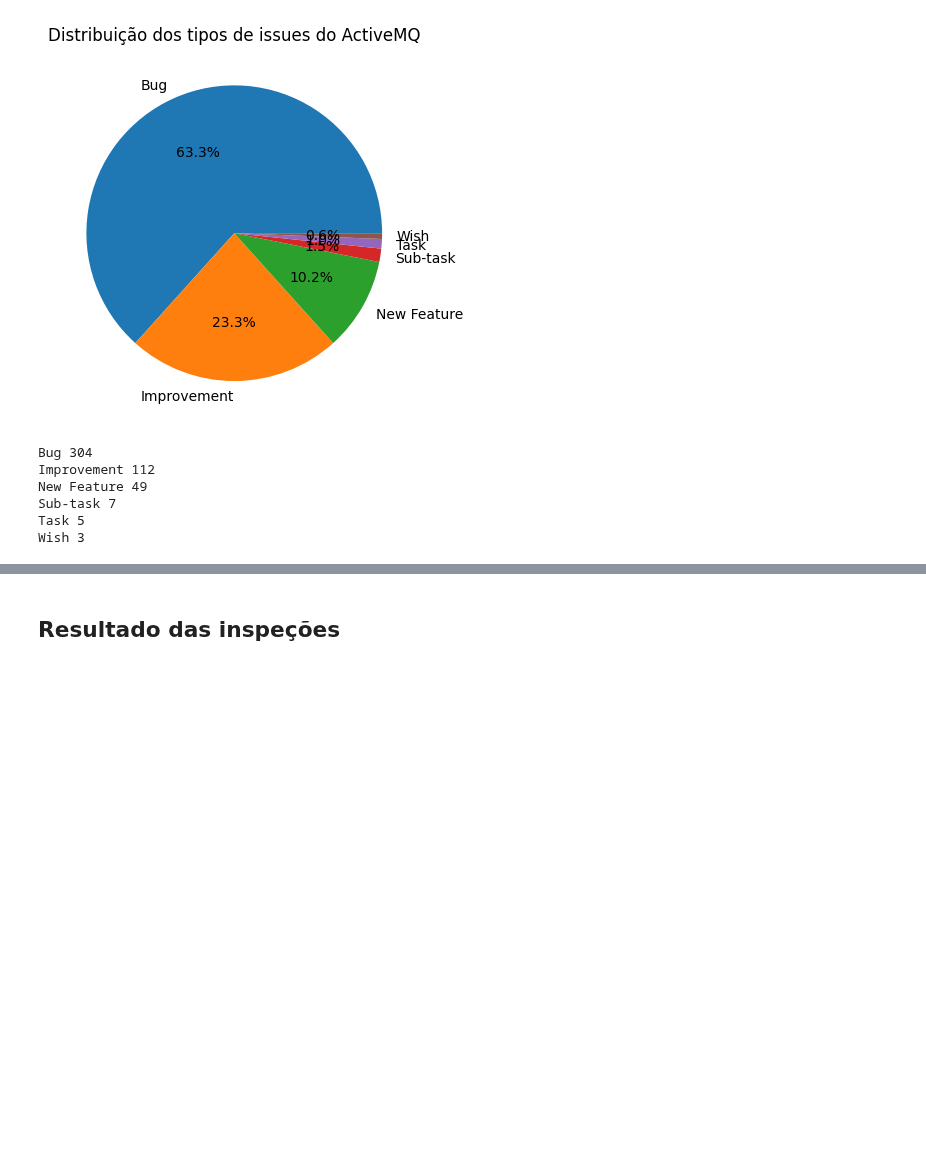
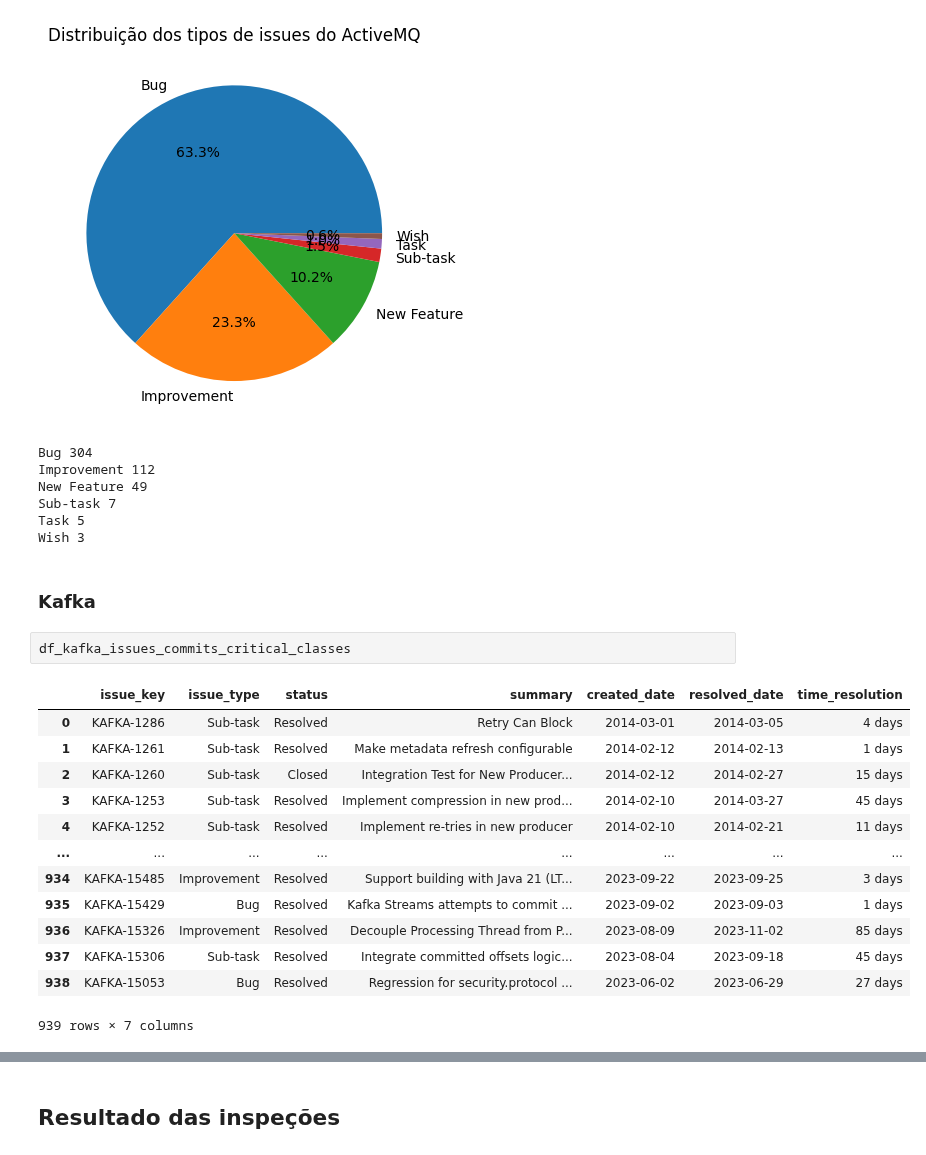
Before and after one commit to armandossrecife/my_validation3, a Jupyter notebook: my_comparison.ipynb, the cells around one changed output, grey strips where cells are left out. Cells and saved outputs as stored; diff of their text form; blank space fills up the shorter version.

```diff
--- a/my_comparison.ipynb
+++ b/my_comparison.ipynb
@@ -300,3 +300,21 @@ New Feature 49
 Sub-task 7
 Task 5
 Wish 3
+# %% [markdown]
+### Kafka
+# %%
+df_kafka_issues_commits_critical_classes
+# %% [output]
+|  | issue_key | issue_type | status | summary | created_date | resolved_date | time_resolution |
+| 0 | KAFKA-1286 | Sub-task | Resolved | Retry Can Block | 2014-03-01 | 2014-03-05 | 4 days |
+| 1 | KAFKA-1261 | Sub-task | Resolved | Make metadata refresh configurable | 2014-02-12 | 2014-02-13 | 1 days |
+| 2 | KAFKA-1260 | Sub-task | Closed | Integration Test for New Producer... | 2014-02-12 | 2014-02-27 | 15 days |
+| 3 | KAFKA-1253 | Sub-task | Resolved | Implement compression in new prod... | 2014-02-10 | 2014-03-27 | 45 days |
+| 4 | KAFKA-1252 | Sub-task | Resolved | Implement re-tries in new producer | 2014-02-10 | 2014-02-21 | 11 days |
+| ... | ... | ... | ... | ... | ... | ... | ... |
+| 934 | KAFKA-15485 | Improvement | Resolved | Support building with Java 21 (LT... | 2023-09-22 | 2023-09-25 | 3 days |
+| 935 | KAFKA-15429 | Bug | Resolved | Kafka Streams attempts to commit ... | 2023-09-02 | 2023-09-03 | 1 days |
+| 936 | KAFKA-15326 | Improvement | Resolved | Decouple Processing Thread from P... | 2023-08-09 | 2023-11-02 | 85 days |
+| 937 | KAFKA-15306 | Sub-task | Resolved | Integrate committed offsets logic... | 2023-08-04 | 2023-09-18 | 45 days |
+| 938 | KAFKA-15053 | Bug | Resolved | Regression for security.protocol ... | 2023-06-02 | 2023-06-29 | 27 days |
+939 rows × 7 columns
```
Also changed, not shown: parts of 15 cells of this notebook.
